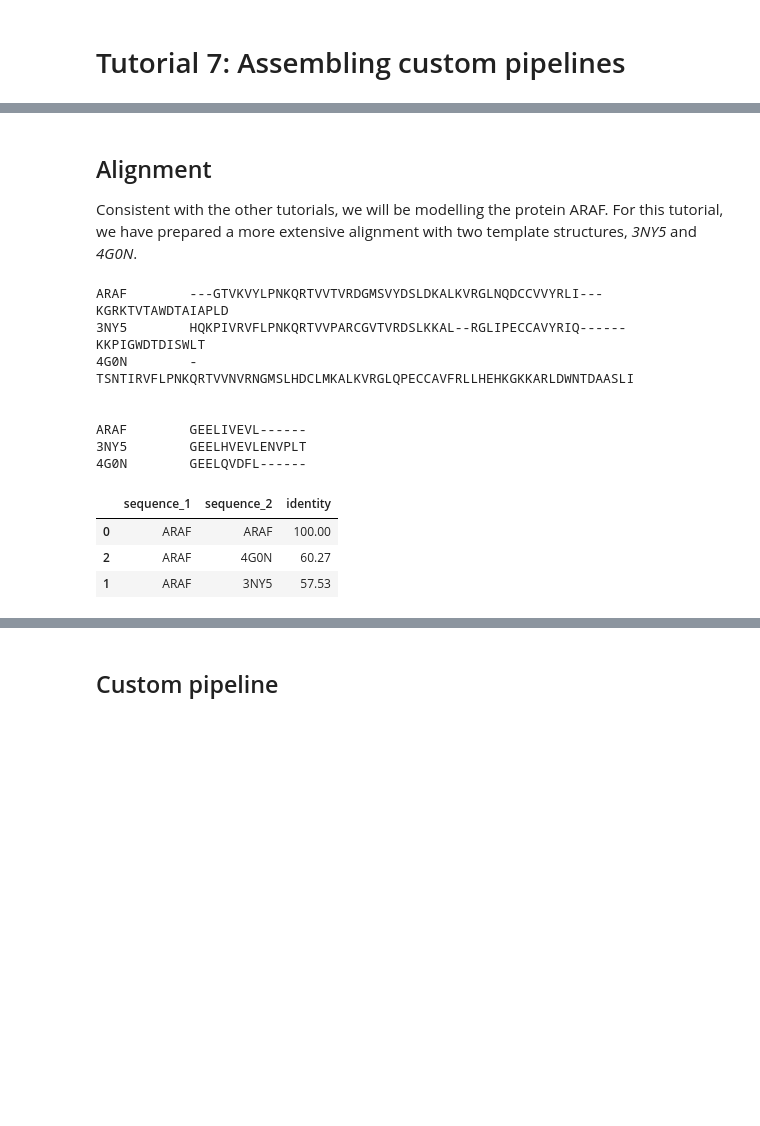
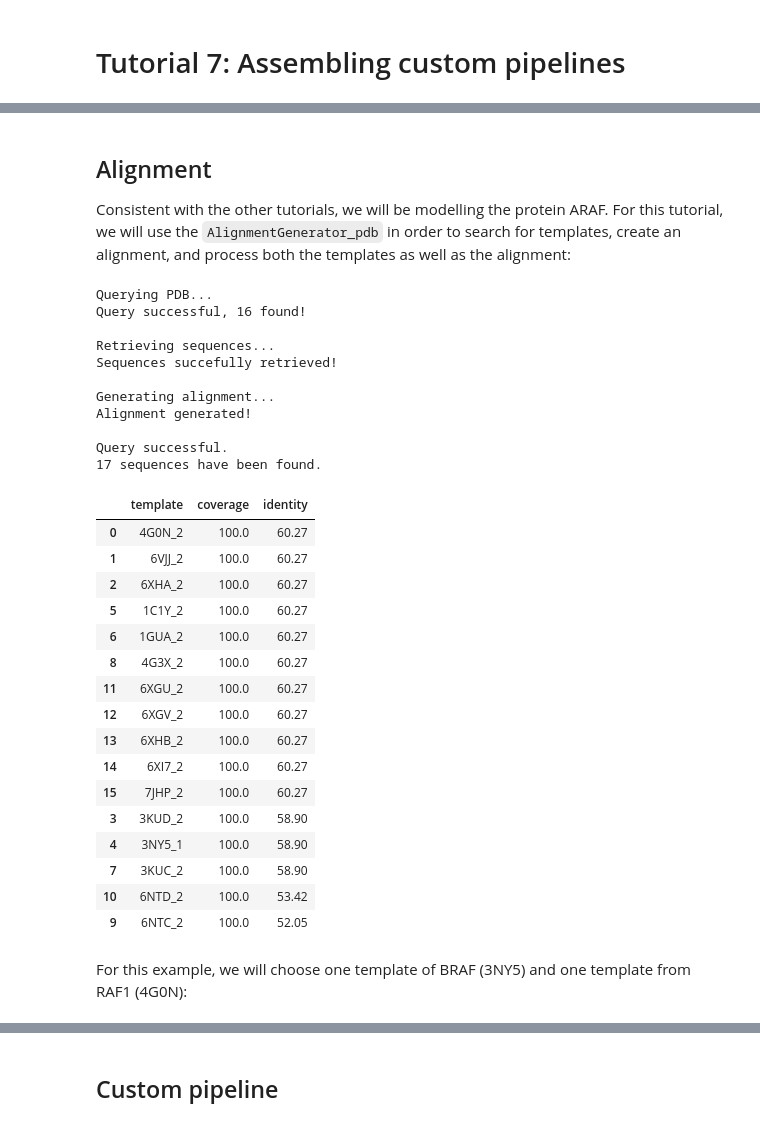
Before and after one commit to PhilippJunk/homelette, a Jupyter notebook: examples/Tutorial7_AssemblingPipelines.ipynb, the cells around one changed output, grey strips where cells are left out. Cells and saved outputs as stored; diff of their text form; code cells hidden in the pictures; blank space fills up the shorter version.

Commit message:
Updated Tutorial7

```diff
--- a/examples/Tutorial7_AssemblingPipelines.ipynb
+++ b/examples/Tutorial7_AssemblingPipelines.ipynb
@@ -16,26 +16,4 @@ We will build models for ARAF with two different routines, `Routine_automodel_de
 # %% [markdown]
 ## Alignment
 
-Consistent with the other tutorials, we will be modelling the protein ARAF. For this tutorial, we have prepared a more extensive alignment with two template structures, *3NY5* and *4G0N*.
+Consistent with the other tutorials, we will be modelling the protein ARAF. For this tutorial, we will use the `AlignmentGenerator_pdb` in order to search for templates, create an alignment, and process both the templates as well as the alignment:
-# %%
-# import alignment
-aln = hm.Alignment('data/single/aln_2.fasta_aln')
-aln.select_sequences(('ARAF', '3NY5', '4G0N')) #TODO DELETE
-aln.print_clustal(line_wrap=70)
-# %% [output]
-ARAF        ---GTVKVYLPNKQRTVVTVRDGMSVYDSLDKALKVRGLNQDCCVVYRLI---KGRKTVTAWDTAIAPLD
-3NY5        HQKPIVRVFLPNKQRTVVPARCGVTVRDSLKKAL--RGLIPECCAVYRIQ------KKPIGWDTDISWLT
-4G0N        -TSNTIRVFLPNKQRTVVNVRNGMSLHDCLMKALKVRGLQPECCAVFRLLHEHKGKKARLDWNTDAASLI
-
-
-ARAF        GEELIVEVL------
-3NY5        GEELHVEVLENVPLT
-4G0N        GEELQVDFL------
-# %%
-# calculate sequence identity
-aln.calc_identity_target('ARAF').sort_values(by='identity', ascending=False)
-# %% [output]
-|  | sequence_1 | sequence_2 | identity |
-| 0 | ARAF | ARAF | 100.00 |
-| 2 | ARAF | 4G0N | 60.27 |
-| 1 | ARAF | 3NY5 | 57.53 |
@@ -56,0 +20,37 @@ aln.get_sequence('4G0N').annotate(seq_type = 'structure',
+# %%
+gen = hm.alignment.AlignmentGenerator_pdb.from_fasta('data/alignments/ARAF.fa')
+# %%
+# search for templates and generate first alignment
+gen.get_suggestion()
+gen.show_suggestion()
+# %% [output]
+Querying PDB...
+Query successful, 16 found!
+
+Retrieving sequences...
+Sequences succefully retrieved!
+
+Generating alignment...
+Alignment generated!
+
+Query successful.
+17 sequences have been found.
+|  | template | coverage | identity |
+| 0 | 4G0N_2 | 100.0 | 60.27 |
+| 1 | 6VJJ_2 | 100.0 | 60.27 |
+| 2 | 6XHA_2 | 100.0 | 60.27 |
+| 5 | 1C1Y_2 | 100.0 | 60.27 |
+| 6 | 1GUA_2 | 100.0 | 60.27 |
+| 8 | 4G3X_2 | 100.0 | 60.27 |
+| 11 | 6XGU_2 | 100.0 | 60.27 |
+| 12 | 6XGV_2 | 100.0 | 60.27 |
+| 13 | 6XHB_2 | 100.0 | 60.27 |
+| 14 | 6XI7_2 | 100.0 | 60.27 |
+| 15 | 7JHP_2 | 100.0 | 60.27 |
+| 3 | 3KUD_2 | 100.0 | 58.90 |
+| 4 | 3NY5_1 | 100.0 | 58.90 |
+| 7 | 3KUC_2 | 100.0 | 58.90 |
+| 10 | 6NTD_2 | 100.0 | 53.42 |
+| 9 | 6NTC_2 | 100.0 | 52.05 |
+# %% [markdown]
+For this example, we will choose one template of BRAF (3NY5) and one template from RAF1 (4G0N):
```
Also changed, not shown: parts of 14 cells of this notebook, 1 other file.
